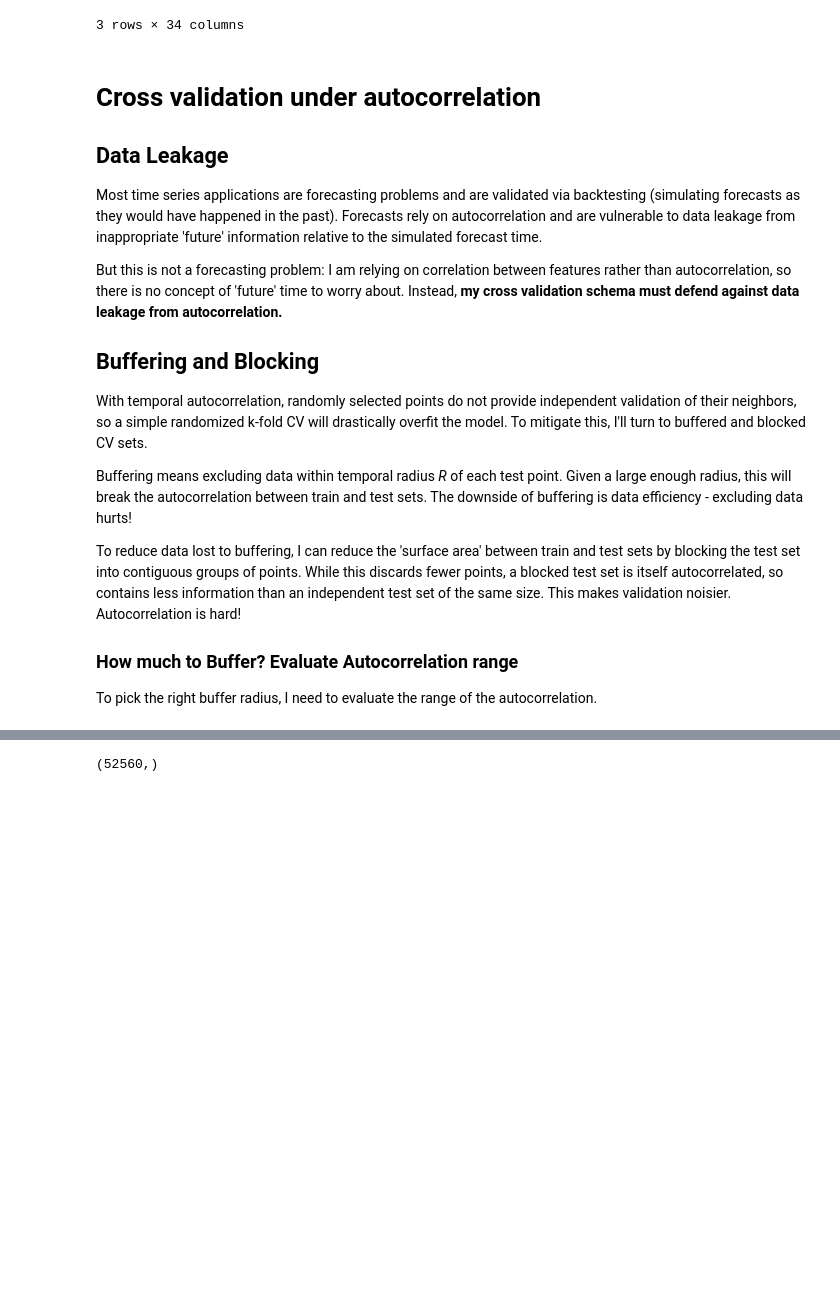
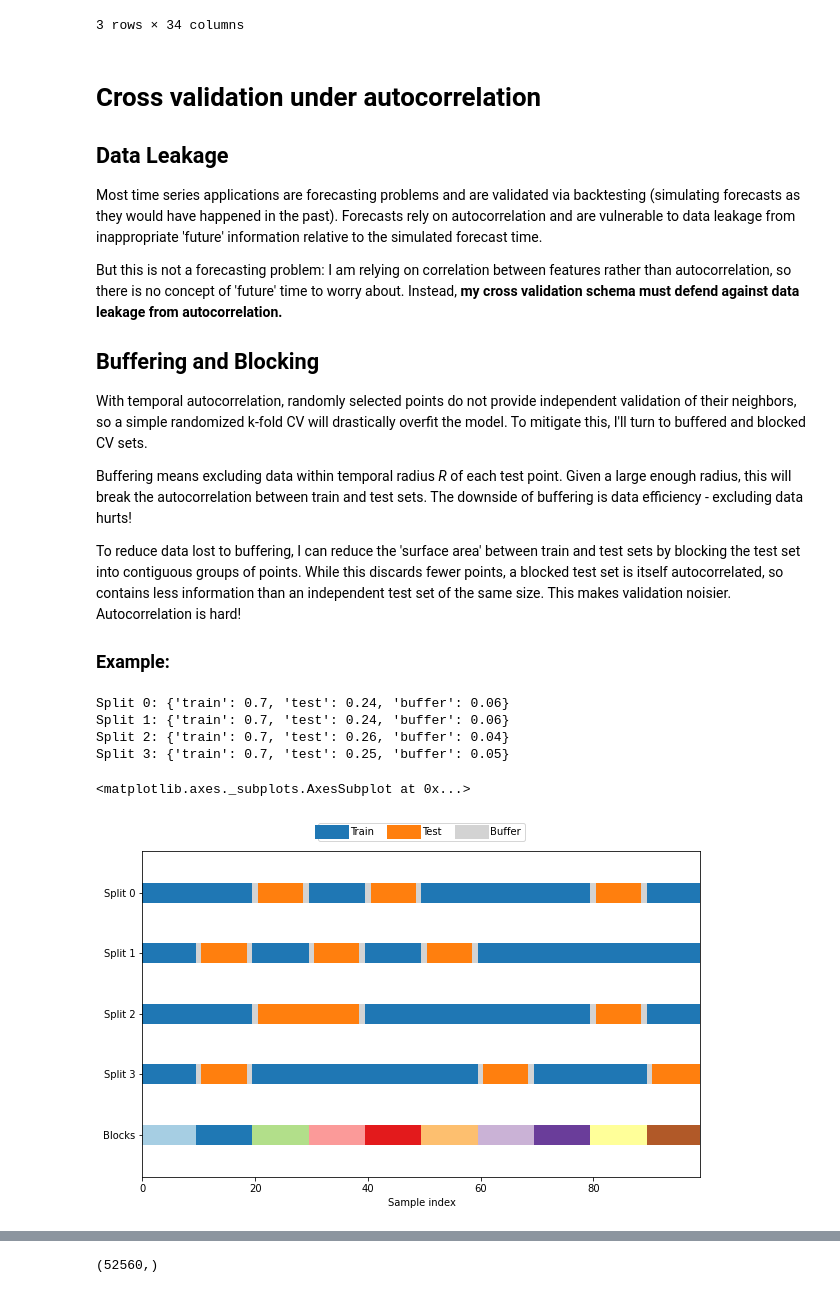
Before and after one commit to TrentonBush/turbulence_spectra, a Jupyter notebook: notebooks/10_cross_validation_design.ipynb, the cells around one changed output, grey strips where cells are left out. Drawn from its saved outputs; the diff is of its cells as text; code cells hidden in the pictures; blank space fills up the shorter version.

Commit message:
visualize BufferedBlockedSplit

```diff
--- a/notebooks/10_cross_validation_design.ipynb
+++ b/notebooks/10_cross_validation_design.ipynb
@@ -31,5 +31,4 @@ Buffering means excluding data within temporal radius *R* of each test point. Gi
 
 To reduce data lost to buffering, I can reduce the 'surface area' between train and test sets by blocking the test set into contiguous groups of points. While this discards fewer points, a blocked test set is itself autocorrelated, so contains less information than an independent test set of the same size. This makes validation noisier. Autocorrelation is hard!
 
-### How much to Buffer? Evaluate Autocorrelation range
-To pick the right buffer radius, I need to evaluate the range of the autocorrelation.
+### Example:
@@ -35,0 +38,12 @@ To pick the right buffer radius, I need to evaluate the range of the autocorrela
+# %%
+X = np.arange(100)
+fig, ax = plt.subplots(figsize=(10,6))
+cv = BufferedBlockedSplit(n_splits=4, test_size=0.3, n_blocks=10, buffer_width=1, random_state=0)
+plot_cv_indices(cv, X, ax, print_stats=True, lw=20)
+# %% [output]
+Split 0: {'train': 0.7, 'test': 0.24, 'buffer': 0.06}
+Split 1: {'train': 0.7, 'test': 0.24, 'buffer': 0.06}
+Split 2: {'train': 0.7, 'test': 0.26, 'buffer': 0.04}
+Split 3: {'train': 0.7, 'test': 0.25, 'buffer': 0.05}
+<matplotlib.axes._subplots.AxesSubplot at 0x...>
+[figure, added]
```
Also changed, not shown: parts of 3 cells of this notebook, 1 other file.
